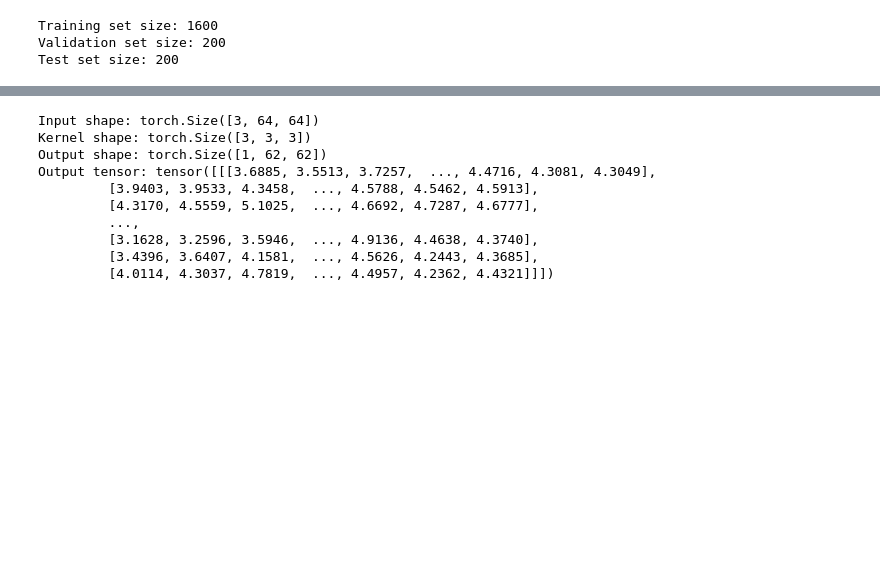
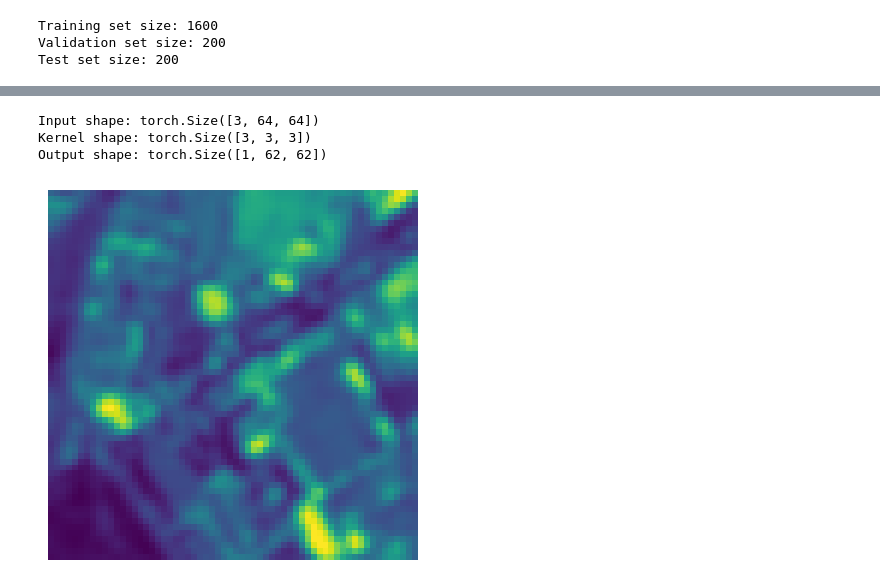
Before and after one commit to alexanderhxs/Deep-Learning-Project-2, a Jupyter notebook: CNNs.ipynb, the cells around one changed output, grey strips where cells are left out. Drawn from its saved outputs; the diff is of its cells as text; code cells hidden in the pictures; blank space fills up the shorter version.

```diff
--- a/CNNs.ipynb
+++ b/CNNs.ipynb
@@ -138,25 +138,22 @@ def slice_over_input(inputs, stride, weigths, bias):
 
     return Z
 # %%
+#test the function with a random noise filter
 weights = torch.tensor(np.random.rand(3,3,3), dtype=torch.float32)
-image, label = next(iter(train_dataloader))
+#image, label = next(iter(train_dataloader))
 
-inputs = image[0]
+inputs = images[0]
 
 output = slice_over_input(inputs, 1, weights, 0)
 
 print("Input shape:", inputs.shape)
 print("Kernel shape:", weights.shape)
 print("Output shape:", output.shape)
-print("Output tensor:", output)
+plt.imshow(np.transpose(output, (1, 2, 0)))
+plt.axis('off')
+plt.show()
 # %% [output]
 Input shape: torch.Size([3, 64, 64])
 Kernel shape: torch.Size([3, 3, 3])
 Output shape: torch.Size([1, 62, 62])
-Output tensor: tensor([[[3.6885, 3.5513, 3.7257,  ..., 4.4716, 4.3081, 4.3049],
-         [3.9403, 3.9533, 4.3458,  ..., 4.5788, 4.5462, 4.5913],
-         [4.3170, 4.5559, 5.1025,  ..., 4.6692, 4.7287, 4.6777],
-         ...,
-         [3.1628, 3.2596, 3.5946,  ..., 4.9136, 4.4638, 4.3740],
-         [3.4396, 3.6407, 4.1581,  ..., 4.5626, 4.2443, 4.3685],
-         [4.0114, 4.3037, 4.7819,  ..., 4.4957, 4.2362, 4.4321]]])
+[figure, added]
```
Also changed, not shown: parts of 3 cells of this notebook.
